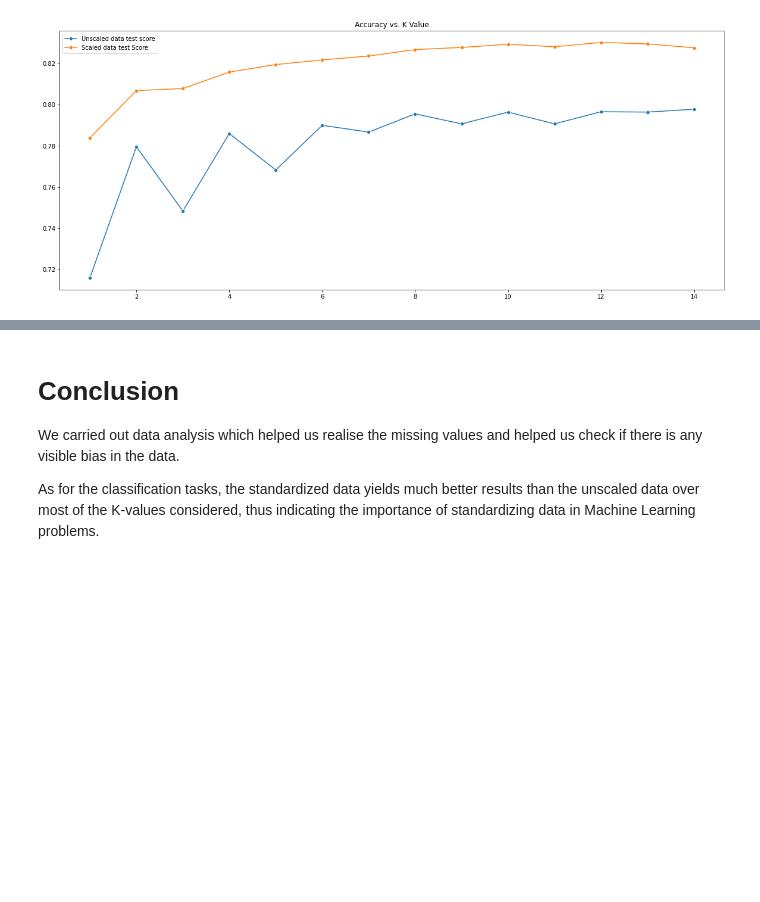
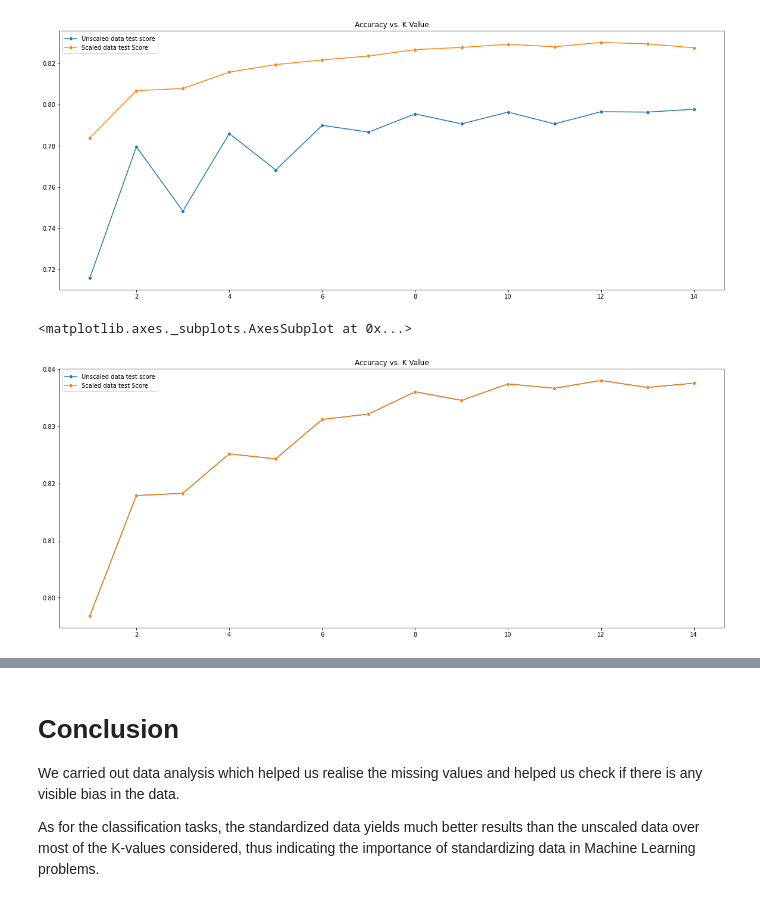
Before and after one commit to tpc1/fmml-jan-, a Jupyter notebook: Module2_Project.ipynb, the cells around one changed output, grey strips where cells are left out. Drawn from its saved outputs; the diff is of its cells as text; code cells hidden in the pictures; blank space fills up the shorter version.

```diff
--- a/Module2_Project.ipynb
+++ b/Module2_Project.ipynb
@@ -401,3 +473,12 @@ sns.lineplot(range(1,15),scaled_test_scores,marker='o',label='Scaled data test S
+# %%
+import seaborn as sns
+plt.figure(figsize=(20,8))
+plt.title('Accuracy vs. K Value')
+sns.lineplot(range(1,15),unchanged_test_scores,marker='o',label='Unscaled data test score')
+sns.lineplot(range(1,15),scaled_test_scores,marker='o',label='Scaled data test Score')
+# %% [output]
+<matplotlib.axes._subplots.AxesSubplot at 0x...>
+[figure, added]
 # %%
 # TODO
 # Refer to MinMax Scaler provided in scikit-learn.
```
Also changed, not shown: parts of 12 cells of this notebook.
